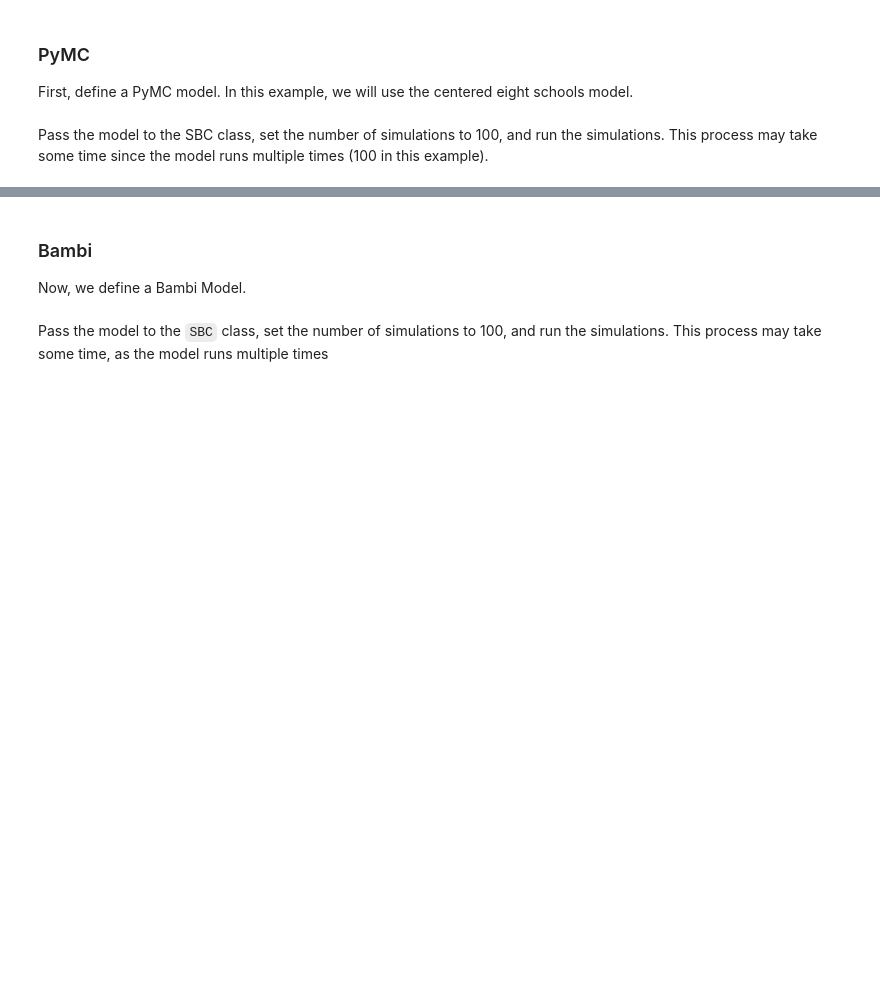
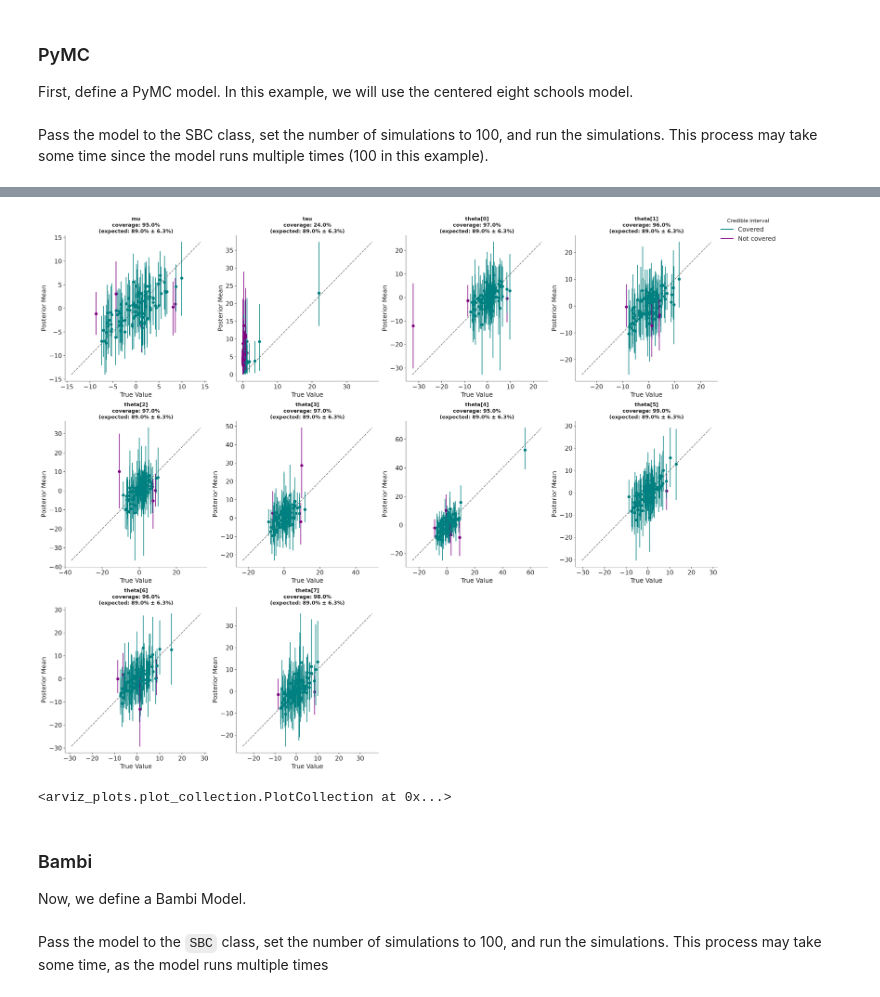
Before and after one commit to Cab14bacc/simuk, a Jupyter notebook: docs/examples/gallery/prior_sbc.ipynb, the cells around one changed output, grey strips where cells are left out. Cells and saved outputs as stored; diff of their text form; code cells hidden in the pictures; blank space fills up the shorter version.

```diff
--- a/docs/examples/gallery/prior_sbc.ipynb
+++ b/docs/examples/gallery/prior_sbc.ipynb
@@ -43,3 +46,8 @@ simuk.plot_ecdf(sbc)
+# %%
+simuk.plot_parameter_recovery(sbc)
+# %% [output]
+[figure, added]
+<arviz_plots.plot_collection.PlotCollection at 0x...>
 # %% [markdown]
 ### Bambi
 
```
Also changed, not shown: parts of 13 cells of this notebook, 7 other files.
